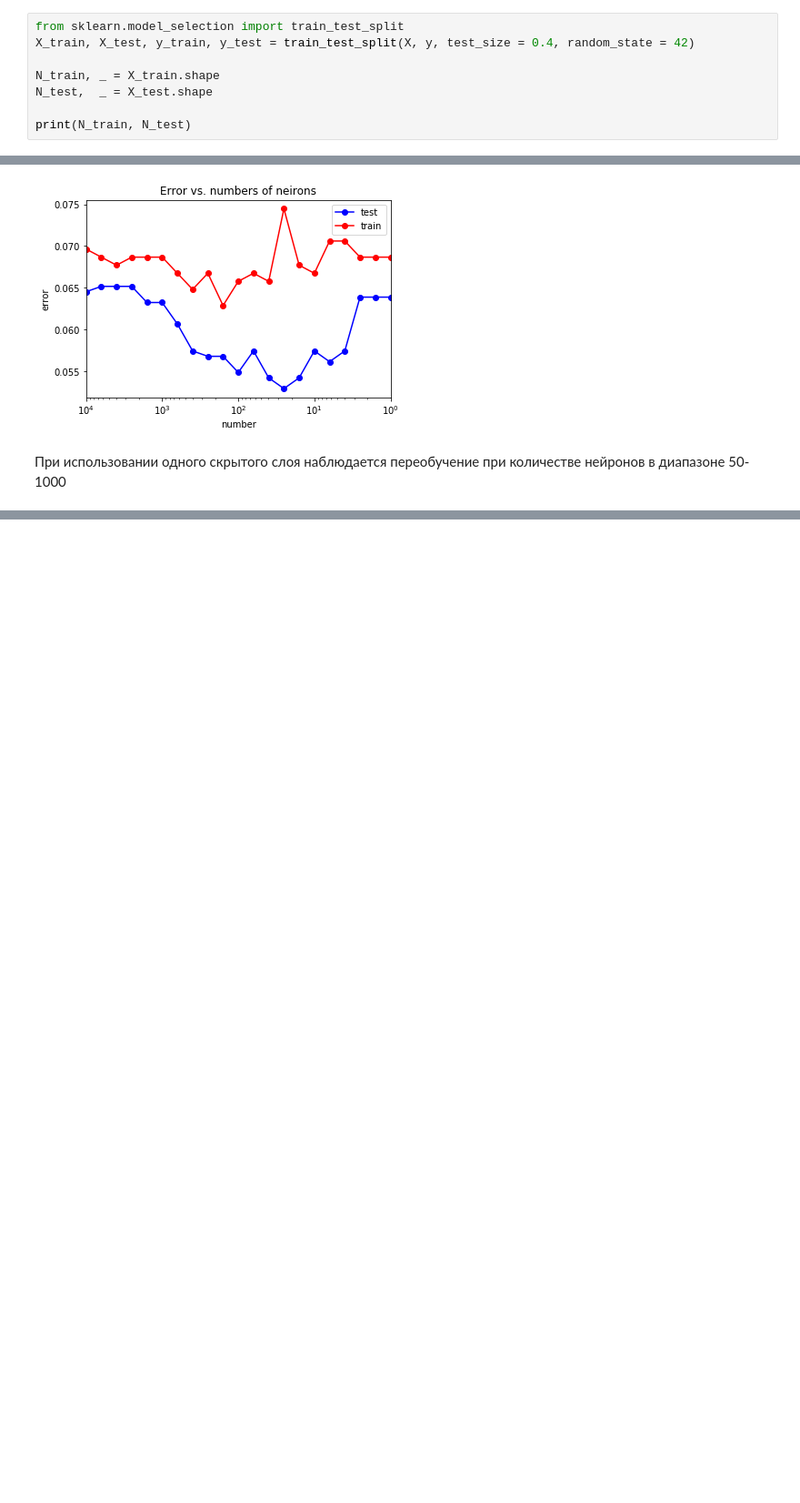
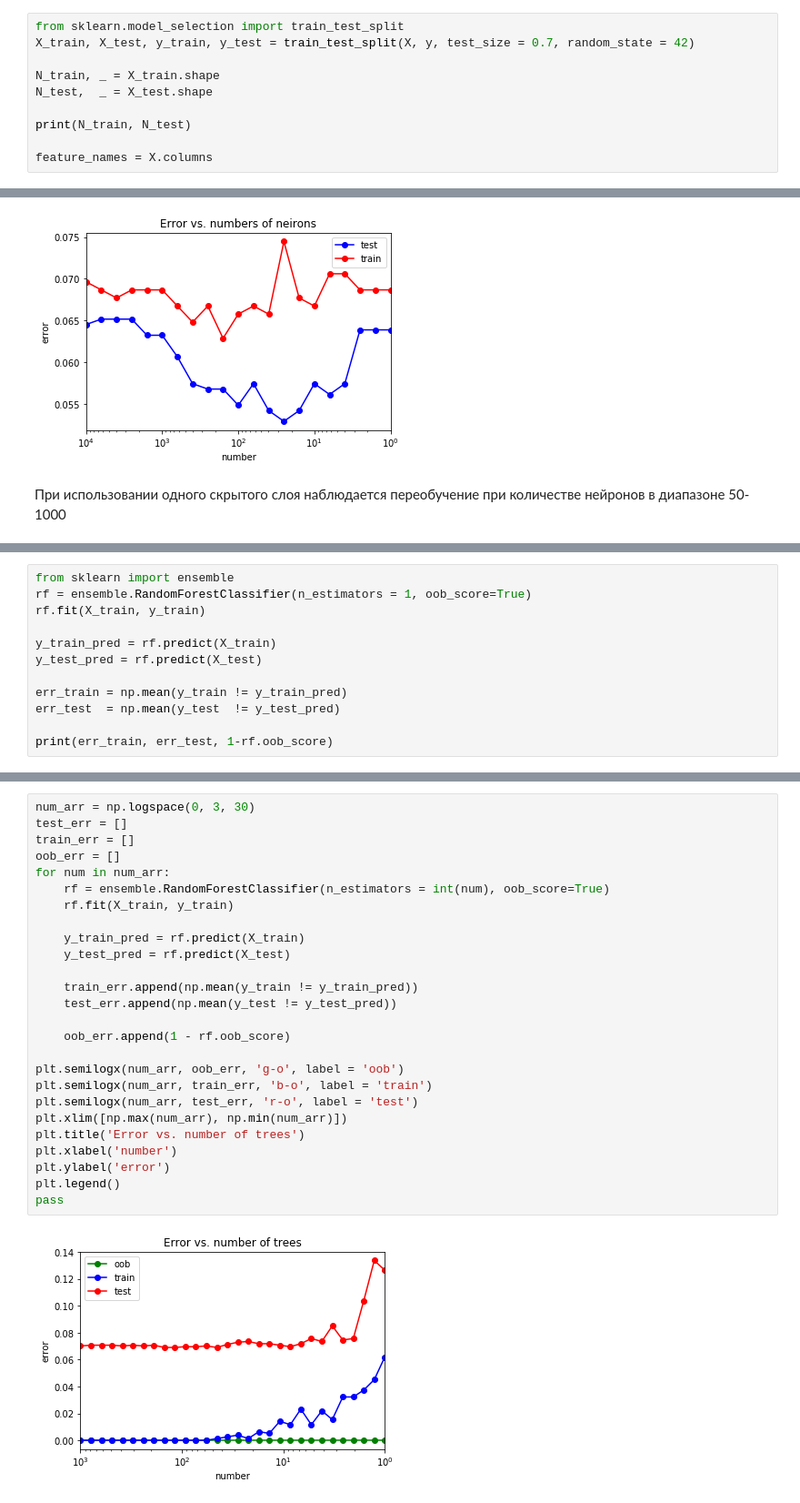
Before and after one commit to karevboris/machinelearning, a Jupyter notebook: seismic-bumps.ipynb, the cells around one changed output, grey strips where cells are left out. Shown: that part at 91% size. Cells and saved outputs as stored; diff of their text form; blank space fills up the shorter version.

Commit message:
added forests

```diff
--- a/seismic-bumps.ipynb
+++ b/seismic-bumps.ipynb
@@ -432,10 +434,12 @@ type(y)
 pandas.core.series.Series
 # %%
 from sklearn.model_selection import train_test_split
-X_train, X_test, y_train, y_test = train_test_split(X, y, test_size = 0.4, random_state = 42)
+X_train, X_test, y_train, y_test = train_test_split(X, y, test_size = 0.7, random_state = 42)
 
 N_train, _ = X_train.shape
 N_test,  _ = X_test.shape
 
 print(N_train, N_test)
+
+feature_names = X.columns
 # %% [output]
@@ -737,0 +744,12 @@ pass
+# %%
+from sklearn import ensemble
+rf = ensemble.RandomForestClassifier(n_estimators = 1, oob_score=True)
+rf.fit(X_train, y_train)
+
+y_train_pred = rf.predict(X_train)
+y_test_pred = rf.predict(X_test)
+
+err_train = np.mean(y_train != y_train_pred)
+err_test  = np.mean(y_test  != y_test_pred)
+
+print(err_train, err_test, 1-rf.oob_score)
@@ -737,0 +774,28 @@ pass
+# %%
+num_arr = np.logspace(0, 3, 30)
+test_err = []
+train_err = []
+oob_err = []
+for num in num_arr:
+    rf = ensemble.RandomForestClassifier(n_estimators = int(num), oob_score=True)
+    rf.fit(X_train, y_train)
+
+    y_train_pred = rf.predict(X_train)
+    y_test_pred = rf.predict(X_test)
+
+    train_err.append(np.mean(y_train != y_train_pred))
+    test_err.append(np.mean(y_test != y_test_pred))
+
+    oob_err.append(1 - rf.oob_score)
+
+plt.semilogx(num_arr, oob_err, 'g-o', label = 'oob')
+plt.semilogx(num_arr, train_err, 'b-o', label = 'train')
+plt.semilogx(num_arr, test_err, 'r-o', label = 'test')
+plt.xlim([np.max(num_arr), np.min(num_arr)])
+plt.title('Error vs. number of trees')
+plt.xlabel('number')
+plt.ylabel('error')
+plt.legend()
+pass
+# %% [output]
+[figure, added]
```
Also changed, not shown: parts of 24 cells of this notebook.
